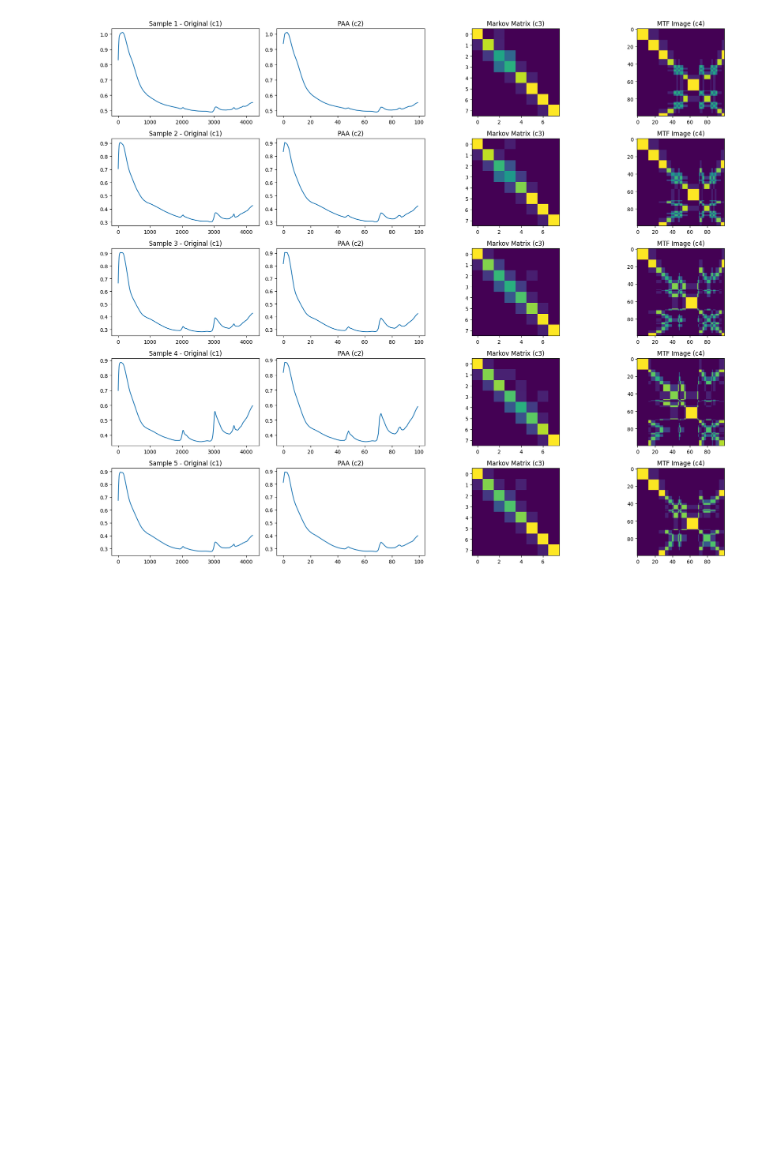
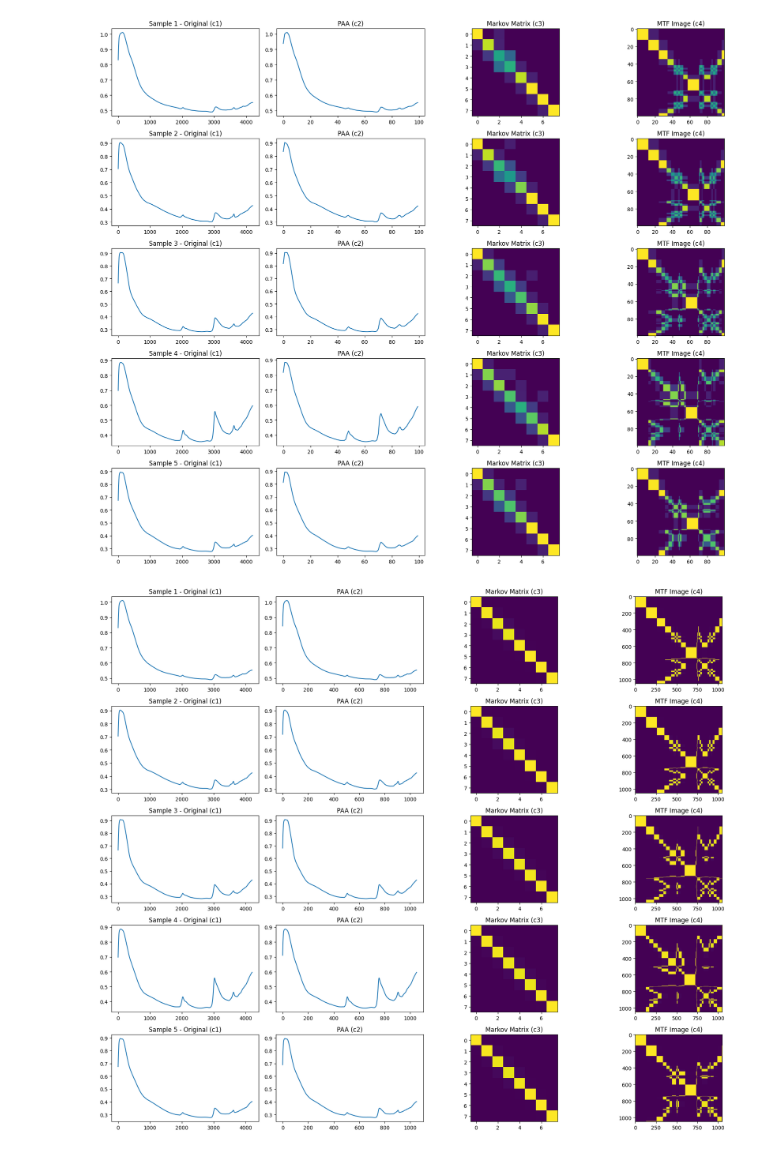
Before and after one commit to Raoina/Spectra-2-Image, a Jupyter notebook: notebooks/Image_Transformation/03_MTF_Transformation.ipynb, the cells around one changed output. Drawn from its saved outputs; the diff is of its cells as text; code cells hidden in the pictures; blank space fills up the shorter version.

```diff
--- a/notebooks/Image_Transformation/03_MTF_Transformation.ipynb
+++ b/notebooks/Image_Transformation/03_MTF_Transformation.ipynb
@@ -149,3 +212,68 @@ plt.tight_layout()
 plt.show()
 # %% [output]
 [figure]
+# %%
+import numpy as np
+import matplotlib.pyplot as plt
+from sklearn.preprocessing import KBinsDiscretizer
+
+# ---------- Helper functions ----------
+def paa(series, segments):
+    """Piecewise Aggregate Approximation (PAA)."""
+    n = len(series)
+    win_size = n // segments
+    return np.array([series[i*win_size:(i+1)*win_size].mean() for i in range(segments)])
+
+def compute_mtf(series, paa_size=100, Q=8):
+    """Compute Markov Transition Field (MTF) from a spectrum."""
+    # 1) Apply PAA
+    paa_series = paa(series, paa_size)
+
+    # 2) Discretization into Q bins
+    scaler = KBinsDiscretizer(n_bins=Q, encode="ordinal", strategy="quantile")
+    discrete_seq = scaler.fit_transform(paa_series.reshape(-1, 1)).astype(int).flatten()
+
+    # 3) Markov transition matrix
+    markov_matrix = np.zeros((Q, Q))
+    for (a, b) in zip(discrete_seq[:-1], discrete_seq[1:]):
+        markov_matrix[a, b] += 1
+    markov_matrix = markov_matrix / (markov_matrix.sum(axis=1, keepdims=True) + 1e-8)
+
+    # 4) Build MTF image
+    n = len(discrete_seq)
+    mtf = np.zeros((n, n))
+    for i in range(n):
+        for j in range(n):
+            mtf[i, j] = markov_matrix[discrete_seq[i], discrete_seq[j]]
+
+    return paa_series, markov_matrix, mtf
+
+# ---------- Apply to first 5 samples ----------
+num_samples = 5
+samples = [df.iloc[i].filter(like="spc.").values.astype(float) for i in range(num_samples)]
+
+fig, axs = plt.subplots(num_samples, 4, figsize=(18, 3*num_samples))
+
+for idx, spectrum in enumerate(samples):
+    paa_series, markov_matrix, mtf = compute_mtf(spectrum, paa_size=1050, Q=8)
+
+    # (c1) Original spectrum
+    axs[idx, 0].plot(spectrum)
+    axs[idx, 0].set_title(f"Sample {idx+1} - Original (c1)")
+
+    # (c2) PAA sequence
+    axs[idx, 1].plot(paa_series)
+    axs[idx, 1].set_title("PAA (c2)")
+
+    # (c3) Markov transition matrix
+    im1 = axs[idx, 2].imshow(markov_matrix, cmap="viridis")
+    axs[idx, 2].set_title("Markov Matrix (c3)")
+
+    # (c4) MTF image
+    im2 = axs[idx, 3].imshow(mtf, cmap="viridis")
+    axs[idx, 3].set_title("MTF Image (c4)")
+
+plt.tight_layout()
+plt.show()
+# %% [output]
+[figure, added]
```
Also changed, not shown: parts of 2 cells of this notebook.
